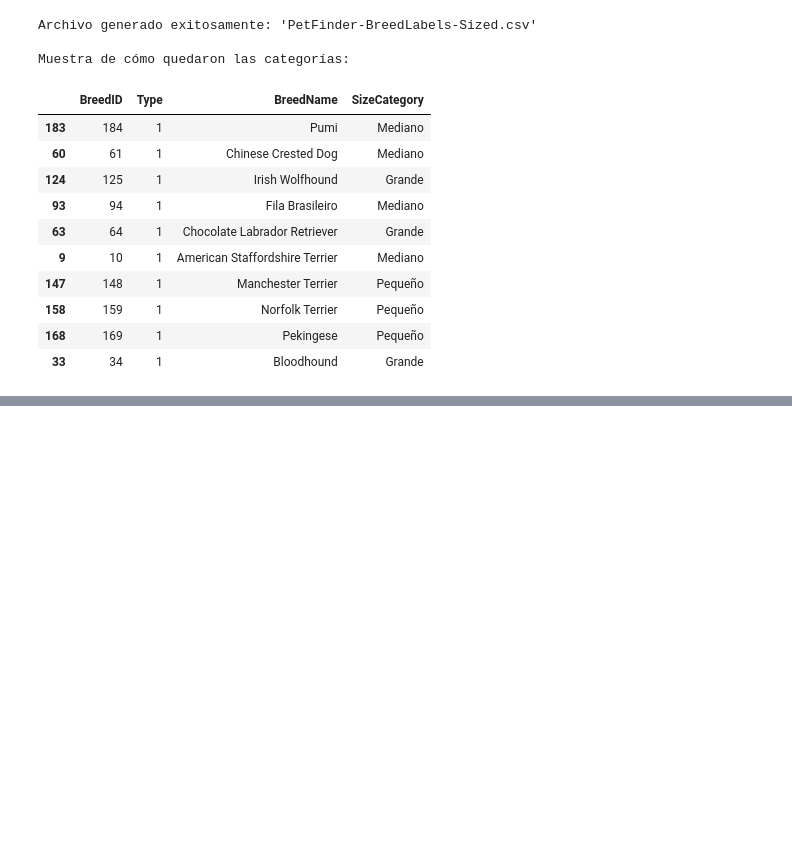
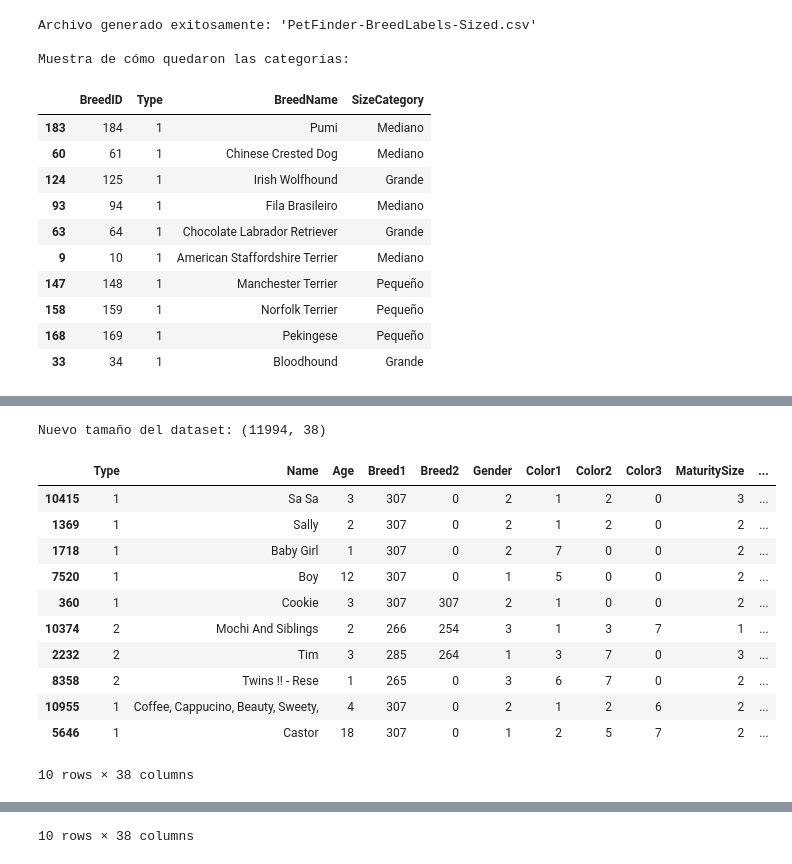
Before and after one commit to gwfbrave297-hash/TrabajoLab-Imp2-Petfinder, a Jupyter notebook: Prueba_LightGBM1.1.ipynb, the cells around one changed output, grey strips where cells are left out. Saved outputs shown, nothing was run; the diff lists cells and outputs as text; code cells hidden in the pictures; blank space fills up the shorter version.

```diff
--- a/Prueba_LightGBM1.1.ipynb
+++ b/Prueba_LightGBM1.1.ipynb
@@ -128,0 +179,79 @@ Muestra de cómo quedaron las categorías:
+# %%
+def crear_variables_agregadas(df_train):
+    # --- 1. Estadísticas por RescuerID (El perfil del rescatista) ---
+    # Cantidad de mascotas subidas por cada rescatista
+    df_train['rescu_total_pets'] = df_train.groupby('RescuerID')['RescuerID'].transform('count') #Quito rescu total pets porque restan valor
+
+    # Promedio de fotos que sube este rescatista (indica calidad de perfil)
+    df_train['rescu_avg_photos'] = df_train.groupby('RescuerID')['PhotoAmt'].transform('mean')
+
+    # Promedio de precio que cobra este rescatista
+    df_train['rescu_avg_fee'] = df_train.groupby('RescuerID')['Fee'].transform('mean')
+
+    # --- 2. Estadísticas por Breed1 (El perfil de la raza) ---
+    # ¿Qué tan común es esta raza en el dataset?
+    df_train['breed_popularity'] = df_train.groupby('Breed1')['Breed1'].transform('count')
+
+    # Promedio de edad para esta raza (algunas razas se abandonan más adultas)
+    df_train['breed_avg_age'] = df_train.groupby('Breed1')['Age'].transform('mean')
+
+    # Promedio de Fee para esta raza (hay razas que siempre son caras)
+    df_train['breed_avg_fee'] = df_train.groupby('Breed1')['Fee'].transform('mean')
+
+    # --- 3. Interacción: Rescatista x Raza ---
+    # ¿Cuántas veces este rescatista trabajó con esta raza específica?
+    df_train['rescu_breed_experience'] = df_train.groupby(['RescuerID', 'Breed1'])['PetID'].transform('count')
+
+    return df_train
+
+# Aplicamos a tu dataset
+df_train = crear_variables_agregadas(df_train)
+# Repetir lo mismo para el test_df si lo tenés aparte
+
+def crear_variables_agregadas(df_test):
+    # --- 1. Estadísticas por RescuerID (El perfil del rescatista) ---
+    # Cantidad de mascotas subidas por cada rescatista
+    df_test['rescu_total_pets'] = df_test.groupby('RescuerID')['RescuerID'].transform('count') #Quito rescu total pets porque restan valor
+
+    # Promedio de fotos que sube este rescatista (indica calidad de perfil)
+    df_test['rescu_avg_photos'] = df_test.groupby('RescuerID')['PhotoAmt'].transform('mean')
+
+    # Promedio de precio que cobra este rescatista
+    df_test['rescu_avg_fee'] = df_test.groupby('RescuerID')['Fee'].transform('mean')
+
+    # --- 2. Estadísticas por Breed1 (El perfil de la raza) ---
+    # ¿Qué tan común es esta raza en el dataset?
+    df_test['breed_popularity'] = df_test.groupby('Breed1')['Breed1'].transform('count')
+
+    # Promedio de edad para esta raza (algunas razas se abandonan más adultas)
+    df_test['breed_avg_age'] = df_test.groupby('Breed1')['Age'].transform('mean')
+
+    # Promedio de Fee para esta raza (hay razas que siempre son caras)
+    df_test['breed_avg_fee'] = df_test.groupby('Breed1')['Fee'].transform('mean')
+
+    # --- 3. Interacción: Rescatista x Raza ---
+    # ¿Cuántas veces este rescatista trabajó con esta raza específica?
+    df_test['rescu_breed_experience'] = df_test.groupby(['RescuerID', 'Breed1'])['PetID'].transform('count')
+
+    return df_test
+
+# Aplicamos a tu dataset
+df_test = crear_variables_agregadas(df_test)
+
+print(f"Nuevo tamaño del dataset: {df_train.shape}")
+display(df_train.sample(10, random_state=42))
+display(df_test.sample(10, random_state=42))
+# %% [output]
+Nuevo tamaño del dataset: (11994, 38)
+|  | Type | Name | Age | Breed1 | Breed2 | Gender | Color1 | Color2 | Color3 | MaturitySize | ... |
+| 10415 | 1 | Sa Sa | 3 | 307 | 0 | 2 | 1 | 2 | 0 | 3 | ... |
+| 1369 | 1 | Sally | 2 | 307 | 0 | 2 | 1 | 2 | 0 | 2 | ... |
+| 1718 | 1 | Baby Girl | 1 | 307 | 0 | 2 | 7 | 0 | 0 | 2 | ... |
+| 7520 | 1 | Boy | 12 | 307 | 0 | 1 | 5 | 0 | 0 | 2 | ... |
+| 360 | 1 | Cookie | 3 | 307 | 307 | 2 | 1 | 0 | 0 | 2 | ... |
+| 10374 | 2 | Mochi And Siblings | 2 | 266 | 254 | 3 | 1 | 3 | 7 | 1 | ... |
+| 2232 | 2 | Tim | 3 | 285 | 264 | 1 | 3 | 7 | 0 | 3 | ... |
+| 8358 | 2 | Twins !! - Rese | 1 | 265 | 0 | 3 | 6 | 7 | 0 | 2 | ... |
+| 10955 | 1 | Coffee, Cappucino, Beauty, Sweety, | 4 | 307 | 0 | 2 | 1 | 2 | 6 | 2 | ... |
+| 5646 | 1 | Castor | 18 | 307 | 0 | 1 | 2 | 5 | 7 | 2 | ... |
+10 rows × 38 columns
@@ -128,0 +269 @@ Muestra de cómo quedaron las categorías:
+10 rows × 38 columns
```
Also changed, not shown: parts of 18 cells of this notebook.
